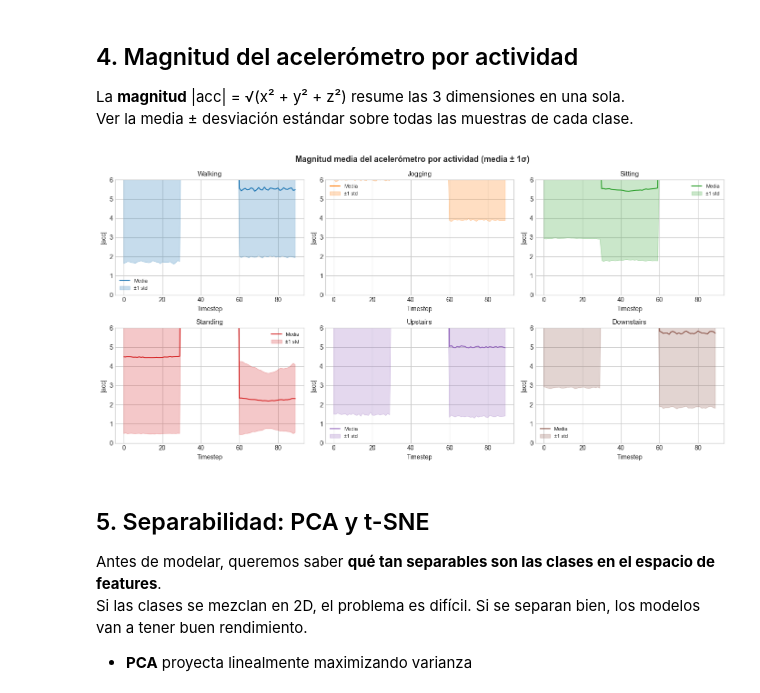
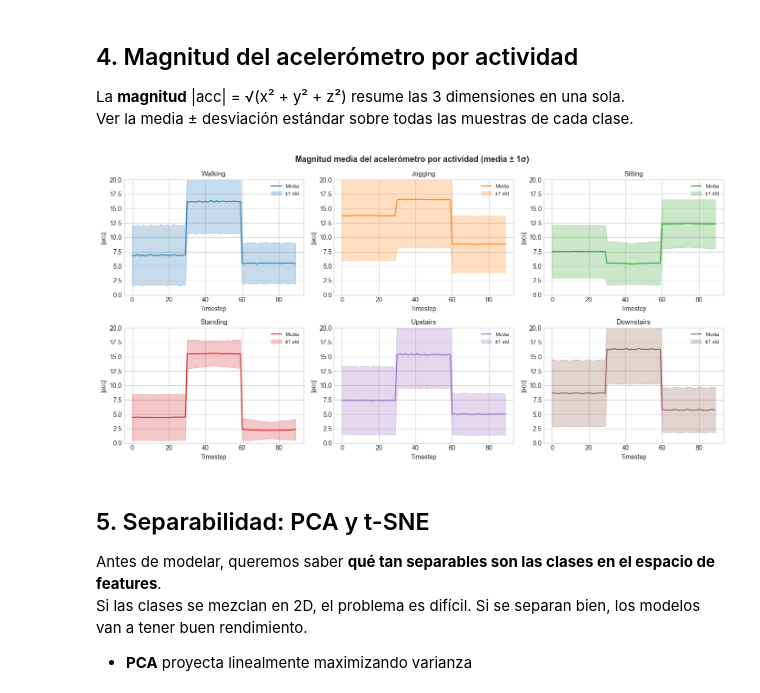
Before and after one commit to darmospital-sys/ml_project_wisdm, a Jupyter notebook: notebooks/01_eda.ipynb, the cells around one changed output. Saved outputs shown, nothing was run; the diff lists cells and outputs as text; code cells hidden in the pictures.

```diff
--- a/notebooks/01_eda.ipynb
+++ b/notebooks/01_eda.ipynb
@@ -155,31 +155,31 @@ Ver la media ± desviación estándar sobre todas las muestras de cada clase.
 # %%
 fig, axes = plt.subplots(2, 3, figsize=(14, 7))
 t = np.arange(90)
 
 for idx, act_id in enumerate(sorted(labels)):
     ax = axes[idx // 3, idx % 3]
     mask = y_train == act_id
     signals = X_train[mask]           # (n, 90, 3)
     magnitude = np.sqrt((signals**2).sum(axis=2))  # (n, 90)
     mean_mag = magnitude.mean(axis=0)
     std_mag  = magnitude.std(axis=0)
 
     ax.plot(t, mean_mag, color=colors[idx], linewidth=1.5, label='Media')
     ax.fill_between(t, mean_mag - std_mag, mean_mag + std_mag,
                     alpha=0.25, color=colors[idx], label='±1 std')
     ax.set_title(labels[act_id], fontsize=11)
-    ax.set_ylim(0, 6)
+    ax.set_ylim(0, 20)
     ax.set_xlabel('Timestep')
     ax.set_ylabel('|acc|')
     ax.legend(fontsize=8)
 
 plt.suptitle('Magnitud media del acelerómetro por actividad (media ± 1σ)',
              fontsize=13, fontweight='bold')
 plt.tight_layout()
 plt.savefig(FIGURES_DIR / 'mean_magnitude.png', dpi=150, bbox_inches='tight')
 plt.show()
 # %% [output]
-[figure, old version]
+[figure, new version]
 # %% [markdown]
 ## 5. Separabilidad: PCA y t-SNE
 
```
Also changed, not shown: parts of 2 cells of this notebook, 2 other files.
